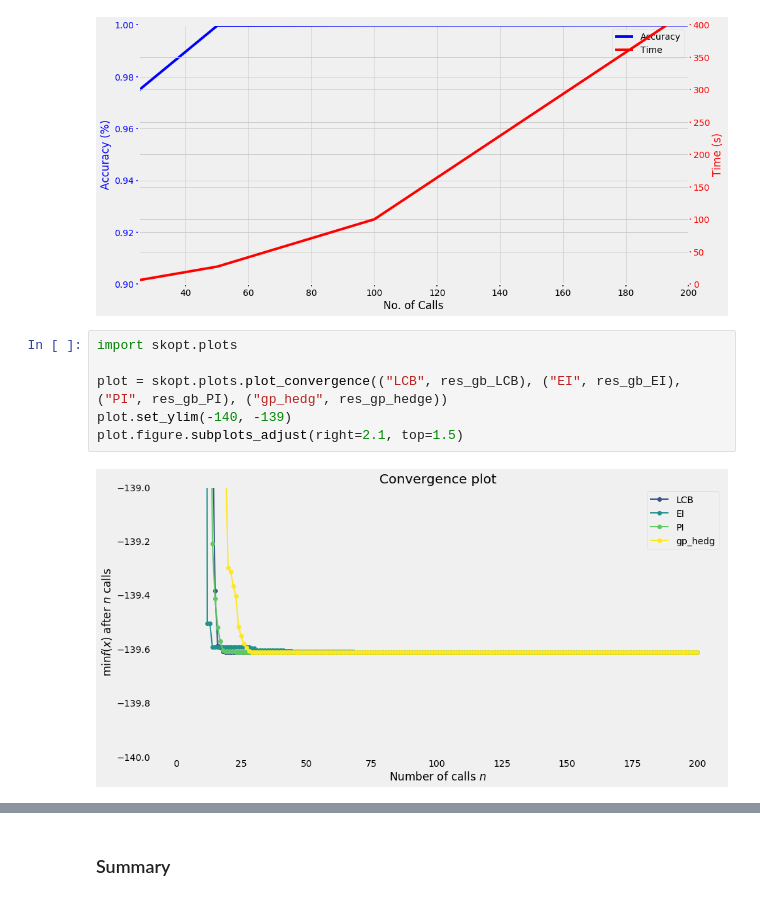
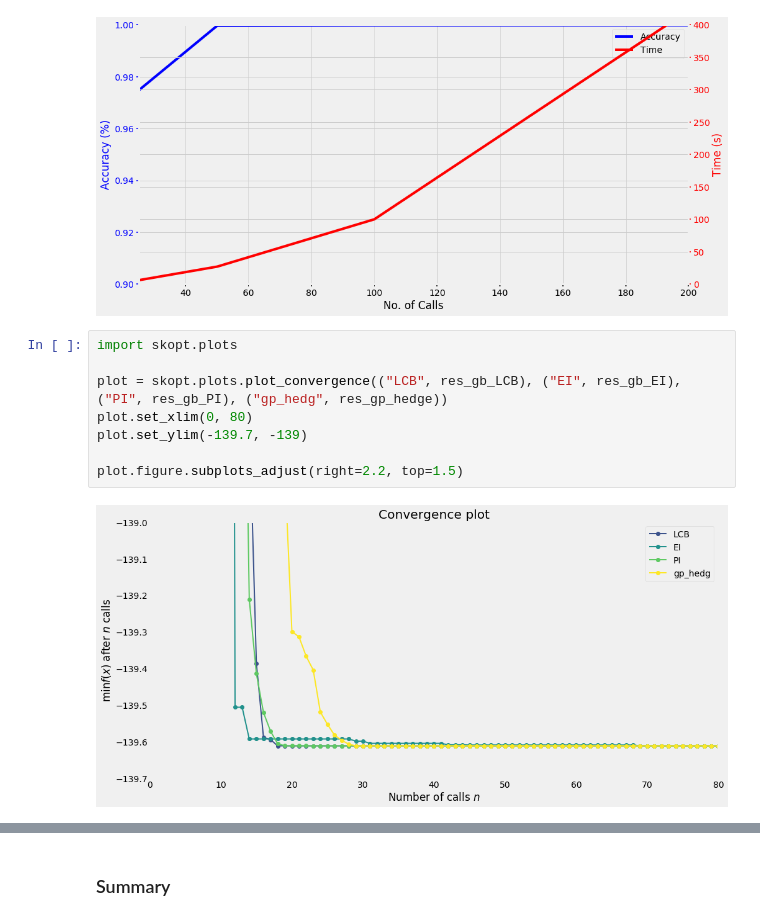
Before and after one commit to johngreibelarsen/compare-hyperparam-opt, a Jupyter notebook: scopt.ipynb, the cells around one changed output, grey strips where cells are left out. Saved outputs shown, nothing was run; the diff lists cells and outputs as text.

Commit message:
Added visuals to all results

```diff
--- a/scopt.ipynb
+++ b/scopt.ipynb
@@ -685,8 +685,10 @@ plot_results(res_gb_gp_hedge_x_list, res_gb_gp_hedge_y_list, res_gb_gp_hedge_y1_
 # %%
 import skopt.plots
 
 plot = skopt.plots.plot_convergence(("LCB", res_gb_LCB), ("EI", res_gb_EI), ("PI", res_gb_PI), ("gp_hedg", res_gp_hedge))
-plot.set_ylim(-140, -139)
-plot.figure.subplots_adjust(right=2.1, top=1.5)
+plot.set_xlim(0, 80)
+plot.set_ylim(-139.7, -139)
+
+plot.figure.subplots_adjust(right=2.2, top=1.5)
 # %% [output]
-[figure, old version]
+[figure, new version]
```
Also changed, not shown: parts of 2 cells of this notebook.
